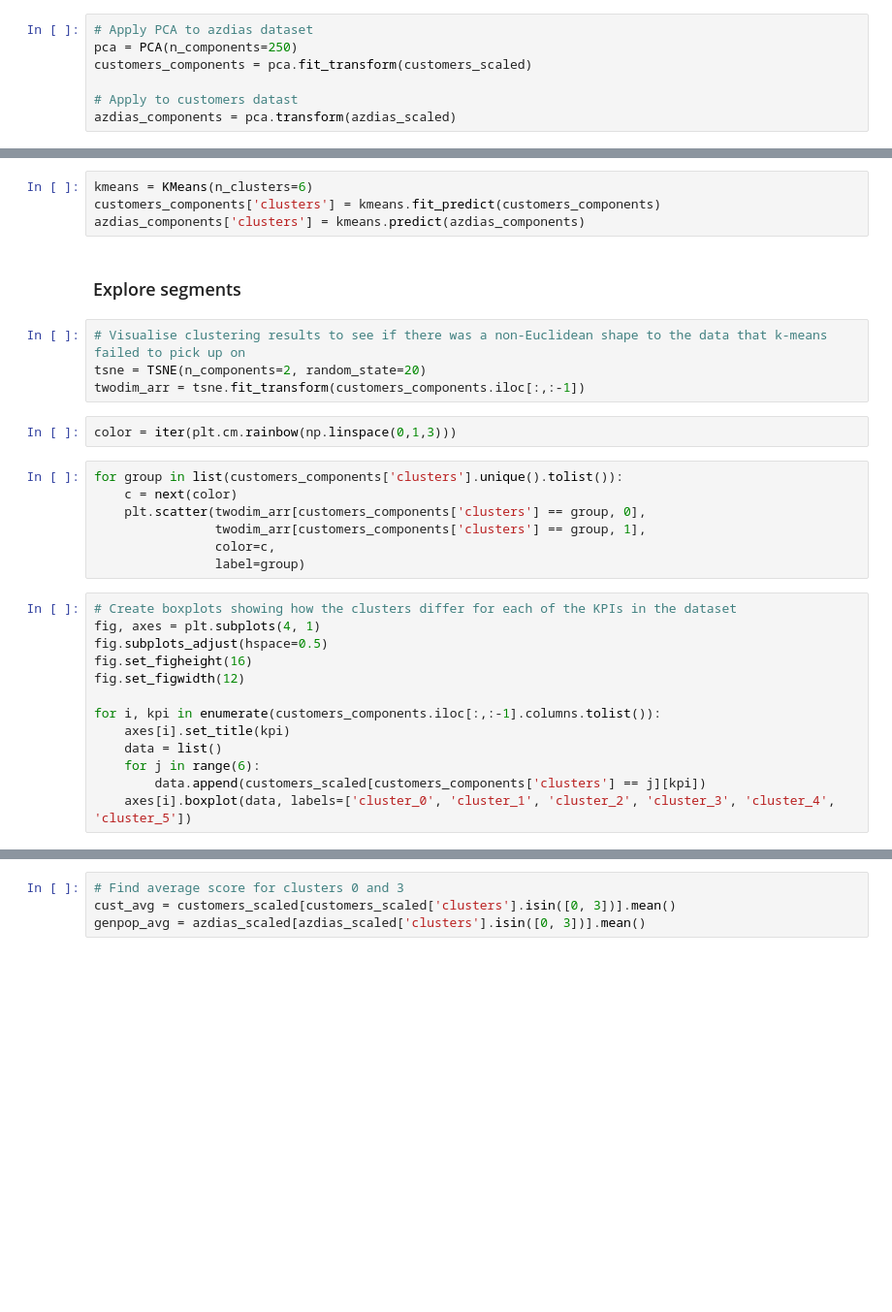
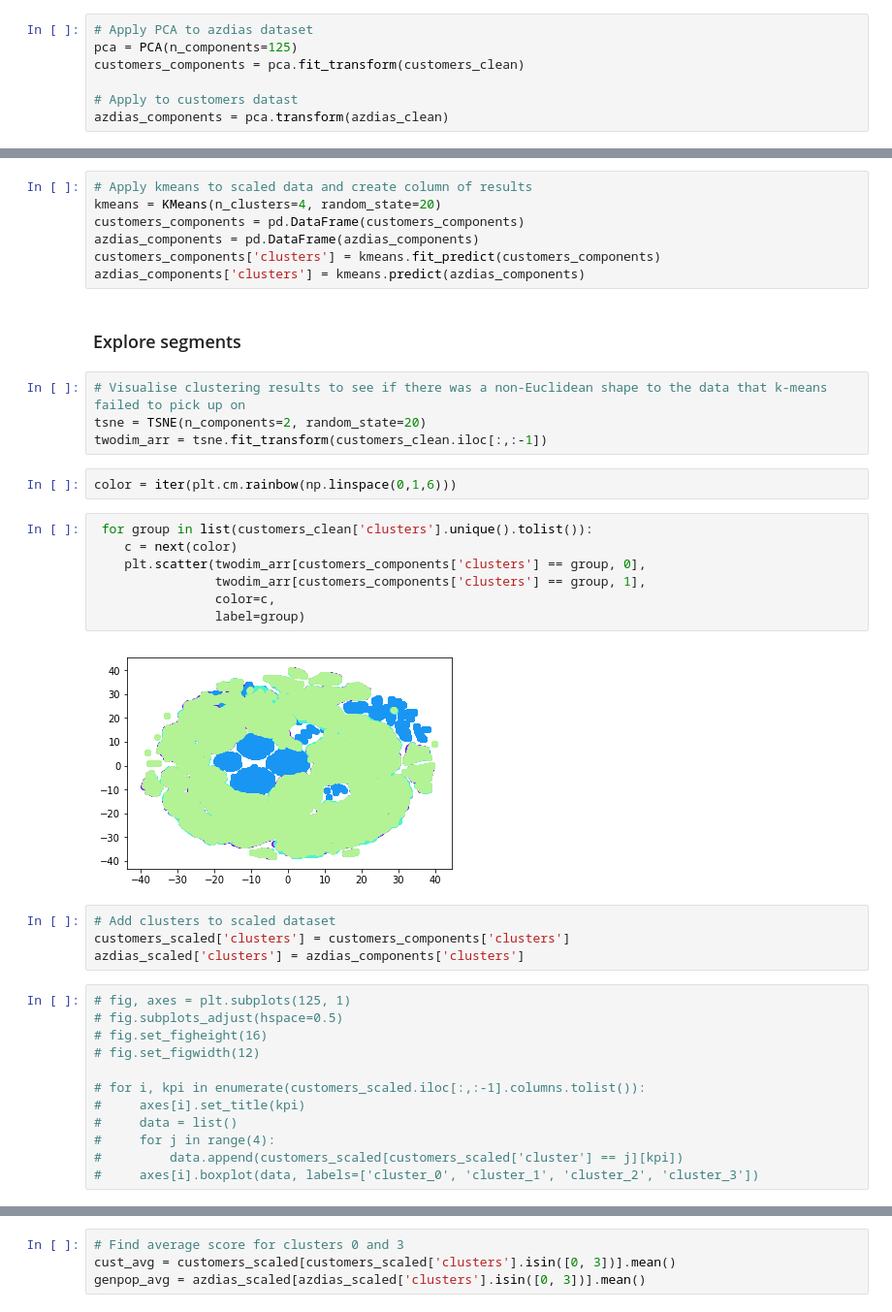
Before and after one commit to Phoebe-Macdonald/Arvato-Customer-Segmentation-Udacity-Capstone, a Jupyter notebook: Arvato Project Workbook.ipynb, the cells around one changed output, grey strips where cells are left out. Shown: that part at 97% size. Cells and saved outputs as stored; diff of their text form; blank space fills up the shorter version.

```diff
--- a/Arvato Project Workbook.ipynb
+++ b/Arvato Project Workbook.ipynb
@@ -331,10 +604,10 @@ plt.show()
 # %%
 # Apply PCA to azdias dataset
-pca = PCA(n_components=250)
-customers_components = pca.fit_transform(customers_scaled)
+pca = PCA(n_components=125)
+customers_components = pca.fit_transform(customers_clean)
 
 # Apply to customers datast
-azdias_components = pca.transform(azdias_scaled)
+azdias_components = pca.transform(azdias_clean)
 # %% [markdown]
 ### Apply Kmeans clustering algorithm
 # %%
@@ -357,5 +627,8 @@ azdias_components = pd.DataFrame(azdias_components)
 # %%
-kmeans = KMeans(n_clusters=6)
+# Apply kmeans to scaled data and create column of results
+kmeans = KMeans(n_clusters=4, random_state=20)
+customers_components = pd.DataFrame(customers_components)
+azdias_components = pd.DataFrame(azdias_components)
 customers_components['clusters'] = kmeans.fit_predict(customers_components)
 azdias_components['clusters'] = kmeans.predict(azdias_components)
 # %% [markdown]
@@ -363,29 +636,34 @@ azdias_components['clusters'] = kmeans.predict(azdias_components)
 # %%
 # Visualise clustering results to see if there was a non-Euclidean shape to the data that k-means failed to pick up on
 tsne = TSNE(n_components=2, random_state=20)
-twodim_arr = tsne.fit_transform(customers_components.iloc[:,:-1])
+twodim_arr = tsne.fit_transform(customers_clean.iloc[:,:-1])
 # %%
-color = iter(plt.cm.rainbow(np.linspace(0,1,3)))
+color = iter(plt.cm.rainbow(np.linspace(0,1,6)))
 # %%
-for group in list(customers_components['clusters'].unique().tolist()):
+ for group in list(customers_clean['clusters'].unique().tolist()):
     c = next(color)
     plt.scatter(twodim_arr[customers_components['clusters'] == group, 0],
                 twodim_arr[customers_components['clusters'] == group, 1],
                 color=c,
                 label=group)
+# %% [output]
+[figure, added]
+# %%
+# Add clusters to scaled dataset
+customers_scaled['clusters'] = customers_components['clusters']
+azdias_scaled['clusters'] = azdias_components['clusters']
 # %%
-# Create boxplots showing how the clusters differ for each of the KPIs in the dataset
-fig, axes = plt.subplots(4, 1)
-fig.subplots_adjust(hspace=0.5)
-fig.set_figheight(16)
-fig.set_figwidth(12)
+# fig, axes = plt.subplots(125, 1)
+# fig.subplots_adjust(hspace=0.5)
+# fig.set_figheight(16)
+# fig.set_figwidth(12)
 
-for i, kpi in enumerate(customers_components.iloc[:,:-1].columns.tolist()):
-    axes[i].set_title(kpi)
-    data = list()
-    for j in range(6):
-        data.append(customers_scaled[customers_components['clusters'] == j][kpi])
-    axes[i].boxplot(data, labels=['cluster_0', 'cluster_1', 'cluster_2', 'cluster_3', 'cluster_4', 'cluster_5'])
+# for i, kpi in enumerate(customers_scaled.iloc[:,:-1].columns.tolist()):
+#     axes[i].set_title(kpi)
+#     data = list()
+#     for j in range(4):
+#         data.append(customers_scaled[customers_scaled['cluster'] == j][kpi])
+#     axes[i].boxplot(data, labels=['cluster_0', 'cluster_1', 'cluster_2', 'cluster_3'])
 # %%
 # Calculate distribution of customer and genpop individuals across clusters
 customer_perc = customers_scaled['clusters'].value_counts()/customers_scaled['clusters'].shape[0]*100
```
Also changed, not shown: parts of 107 cells of this notebook.
